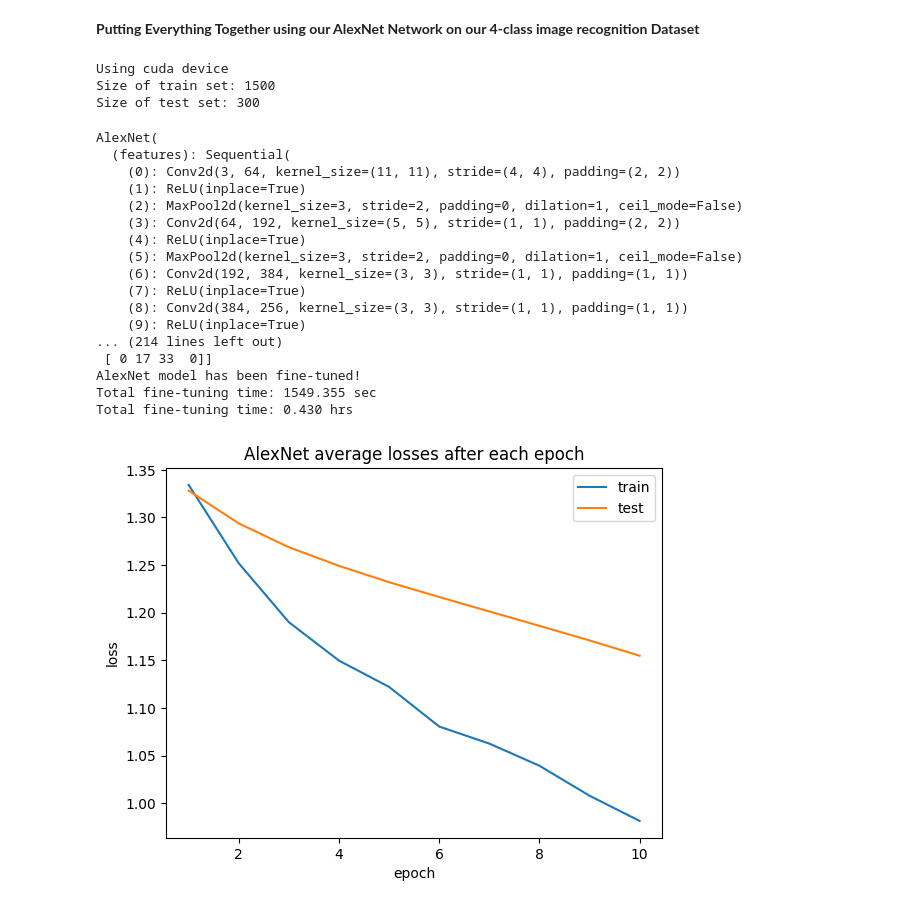
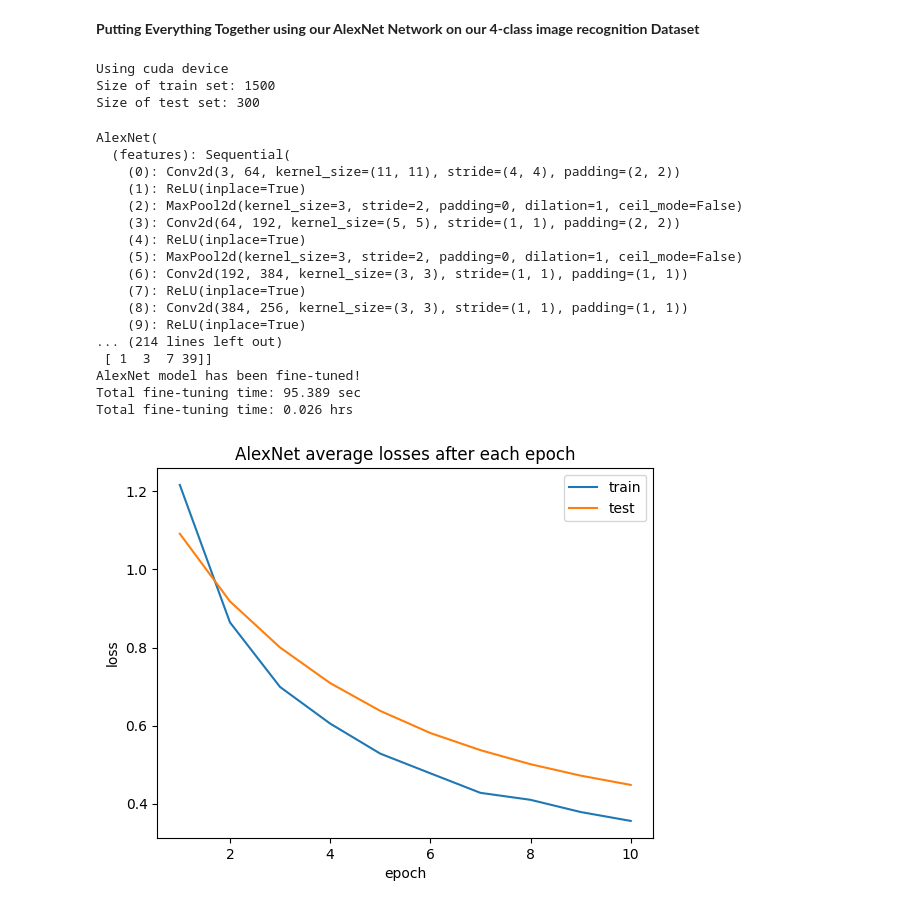
Before and after one commit to alimoorreza/CS167-fall26-notes, a Jupyter notebook: Day24_CNN_finetuning_colab.ipynb, the cells around one changed output. Drawn from its saved outputs; the diff is of its cells as text; code cells hidden in the pictures.

```diff
--- a/Day24_CNN_finetuning_colab.ipynb
+++ b/Day24_CNN_finetuning_colab.ipynb
@@ -238,7 +238,6 @@ print("Size of test set:",  N_test)
 
 # Step 3: Use the AlexNet from above
 #--------------------------------------------------------------------------------------------------
-
 # You can give any name to your new network, e.g., AlexNet.
 # You should load the pretrained AlexNet model from torchvision.models.
 # This model was trained on over a million real-world images from ImageNet.
@@ -246,38 +245,36 @@ print("Size of test set:",  N_test)
 # Our model will converge to a solution faster.
 # This training process is called 'fine-tuning.'
 
+class AlexNet(nn.Module):
 
-class AlexNet(nn.Module):
     def __init__(self, num_classes, pretrained=True):
+
         super(AlexNet, self).__init__()
-        net = models.alexnet(pretrained=True)
 
-        # retained earlier convolutional and pooling layers from AlexNet
+        # download PyTorch's own implementation of AlexNet model trained on ImageNet dataset
+        net             = models.alexnet(pretrained=True)
+
+
+        # retained weightes for convolutional, pooling, linear layers from AlexNet
         self.features   = net.features
         self.avgpool    = net.avgpool
+        self.classifier = net.classifier
 
-        # added new fully connected layers
-        self.classifier = nn.Sequential(
-            nn.Linear(256 * 6 * 6, 4096),
-            nn.ReLU(True),
-            nn.Dropout(),
-            nn.Linear(4096, 512),
-            nn.ReLU(True),
-            nn.Dropout(),
-            nn.Linear(512, num_classes)
-        )
+        # IMPORTANT: "If you need to fine-tune this network for your own dataset,
+        # the simplest modification is to replace the last layer in self.classifier with
+        # the updated AlexNet has the desired number of output classes: 'num_classes'
+        self.classifier[-1] = nn.Linear(4096, num_classes) # only this last layer's weights will be trained from scratch
 
 
     def forward(self, x):
-        #print("shape of input: ", x.shape)
+
+
         x = self.features(x)
-        #print("output shape (self.features): ", x.shape)
         x = self.avgpool(x)
-        #print("output shape (self.avgpool): ", x.shape)
         x = torch.flatten(x, 1)
         x = self.classifier(x)
-        #print("output shape (self.classifier): ", x.shape)
         return x
+
 
 
 # Step 4: Your training and testing functions
@@ -419,37 +416,37 @@ for t in range(epochs):
 print("AlexNet model has been fine-tuned!")
 print("Total fine-tuning time: %.3f sec" %( (time.time()-start_time)) )
 print("Total fine-tuning time: %.3f hrs" %( (time.time()-start_time)/3600) )
 
 # visualizing the loss curves
 plt.plot(range(1,epochs+1), train_losses)
 plt.plot(range(1,epochs+1), test_losses)
 plt.title('AlexNet average losses after each epoch')
 plt.ylabel('loss')
 plt.xlabel('epoch')
 plt.legend(['train', 'test'])
 plt.show()
 # %% [output]
 Using cuda device
 Size of train set: 1500
 Size of test set: 300
 AlexNet(
   (features): Sequential(
     (0): Conv2d(3, 64, kernel_size=(11, 11), stride=(4, 4), padding=(2, 2))
     (1): ReLU(inplace=True)
     (2): MaxPool2d(kernel_size=3, stride=2, padding=0, dilation=1, ceil_mode=False)
     (3): Conv2d(64, 192, kernel_size=(5, 5), stride=(1, 1), padding=(2, 2))
     (4): ReLU(inplace=True)
     (5): MaxPool2d(kernel_size=3, stride=2, padding=0, dilation=1, ceil_mode=False)
     (6): Conv2d(192, 384, kernel_size=(3, 3), stride=(1, 1), padding=(1, 1))
     (7): ReLU(inplace=True)
     (8): Conv2d(384, 256, kernel_size=(3, 3), stride=(1, 1), padding=(1, 1))
     (9): ReLU(inplace=True)
 ... (214 lines left out)
- [ 0 17 33  0]]
+ [ 1  3  7 39]]
 AlexNet model has been fine-tuned!
-Total fine-tuning time: 1549.355 sec
-Total fine-tuning time: 0.430 hrs
+Total fine-tuning time: 95.389 sec
+Total fine-tuning time: 0.026 hrs
-[figure, old version]
+[figure, new version]
 # %%
 # visualizing the accuracy curves
 
```
Also changed, not shown: parts of 4 cells of this notebook.
